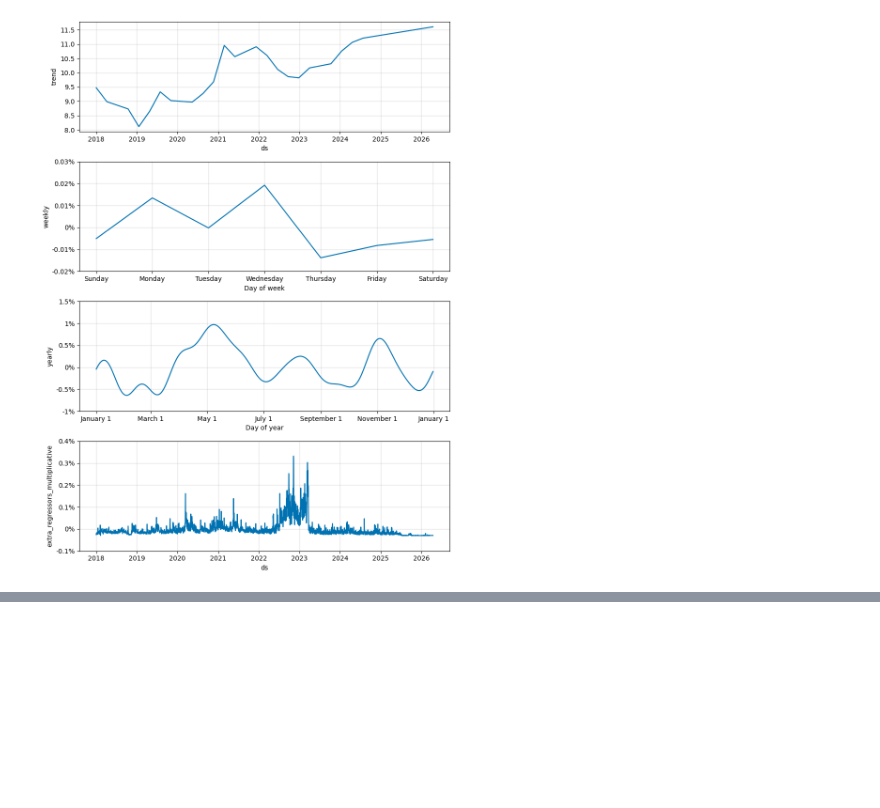
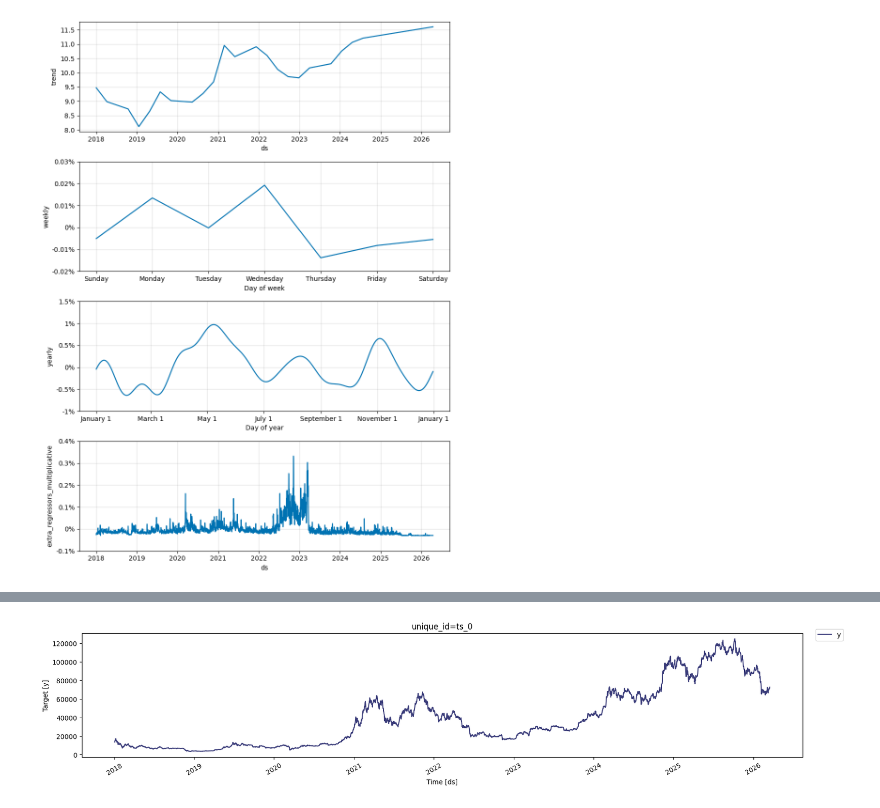
Before and after one commit to Fayad-nullPointer/BTC-Forecasting-app-, a Jupyter notebook: notebook.ipynb, the cells around one changed output, grey strips where cells are left out. Saved outputs shown, nothing was run; the diff lists cells and outputs as text; code cells hidden in the pictures; blank space fills up the shorter version.

```diff
--- a/notebook.ipynb
+++ b/notebook.ipynb
@@ -763,0 +839,5 @@ plt.show()
+# %%
+time_series_df = pd.DataFrame({
+    'timestamp':df["Close time"],
+    'value':df["Close"]})
+time_series_df
@@ -763,0 +858,3 @@ plt.show()
+# %%
+time_series_df.rename(columns={'timestamp': 'ds', 'value': 'y'}, inplace=True)
+time_series_df
@@ -763,0 +875,9 @@ plt.show()
+# %%
+nixtla_client.plot(
+    time_series_df,
+    time_col='ds',
+    target_col='y',
+
+)
+# %% [output]
+[figure, added]
```
Also changed, not shown: parts of 40 cells of this notebook.
